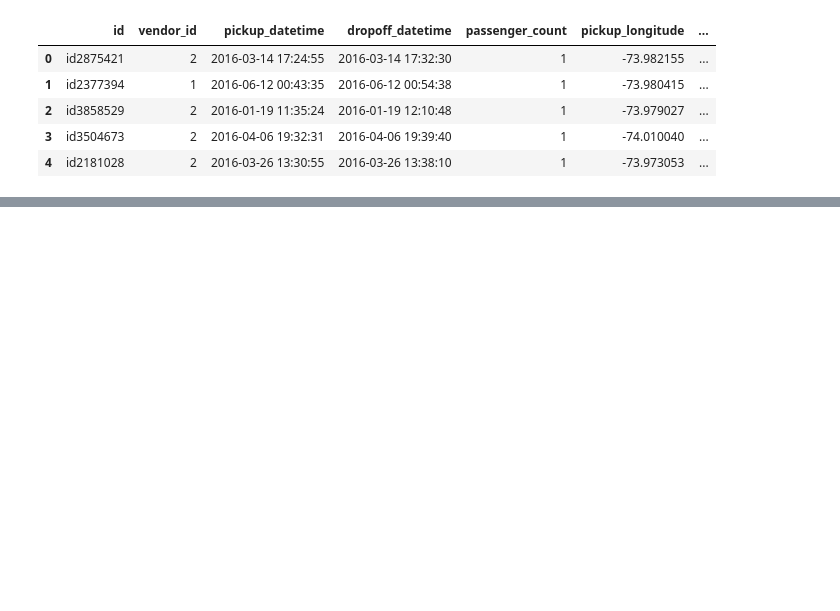
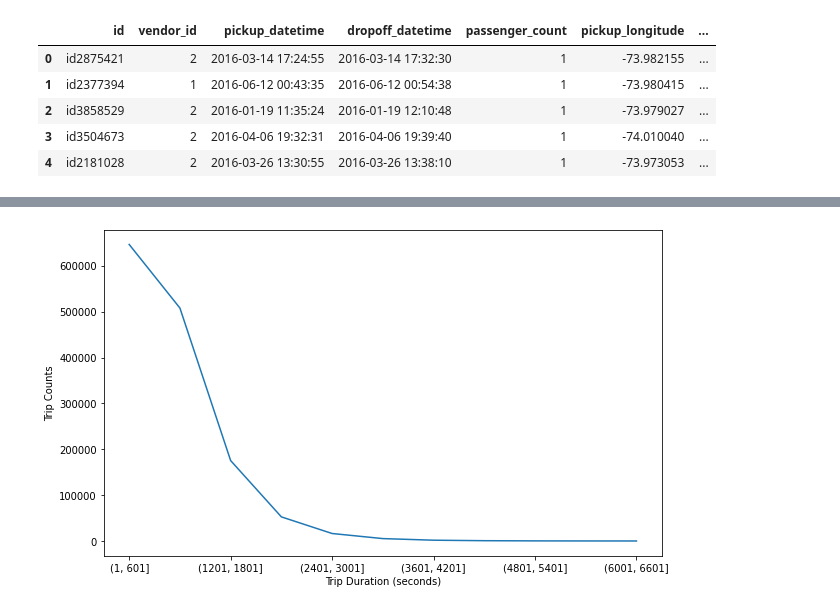
Before and after one commit to Prince11jain/NYC-Taxi-Trip-Time-Prediction, a Jupyter notebook: Copy_of_Copy_of_NYC_Taxi_Trip_Time_Prediction_Capstone_Project.ipynb, the cells around one changed output, grey strips where cells are left out. Cells and saved outputs as stored; diff of their text form; code cells hidden in the pictures; blank space fills up the shorter version.

```diff
--- a/Copy_of_Copy_of_NYC_Taxi_Trip_Time_Prediction_Capstone_Project.ipynb
+++ b/Copy_of_Copy_of_NYC_Taxi_Trip_Time_Prediction_Capstone_Project.ipynb
@@ -591,0 +593,8 @@ df.head()
+# %%
+plt.figure(figsize = (10,6))
+df.trip_duration.groupby(pd.cut(df.trip_duration, np.arange(1,7200,600))).count().plot(kind='line')
+plt.xlabel('Trip Duration (seconds)')
+plt.ylabel('Trip Counts' )
+plt.show()
+# %% [output]
+[figure, added]
```
Also changed, not shown: parts of 41 cells of this notebook.
